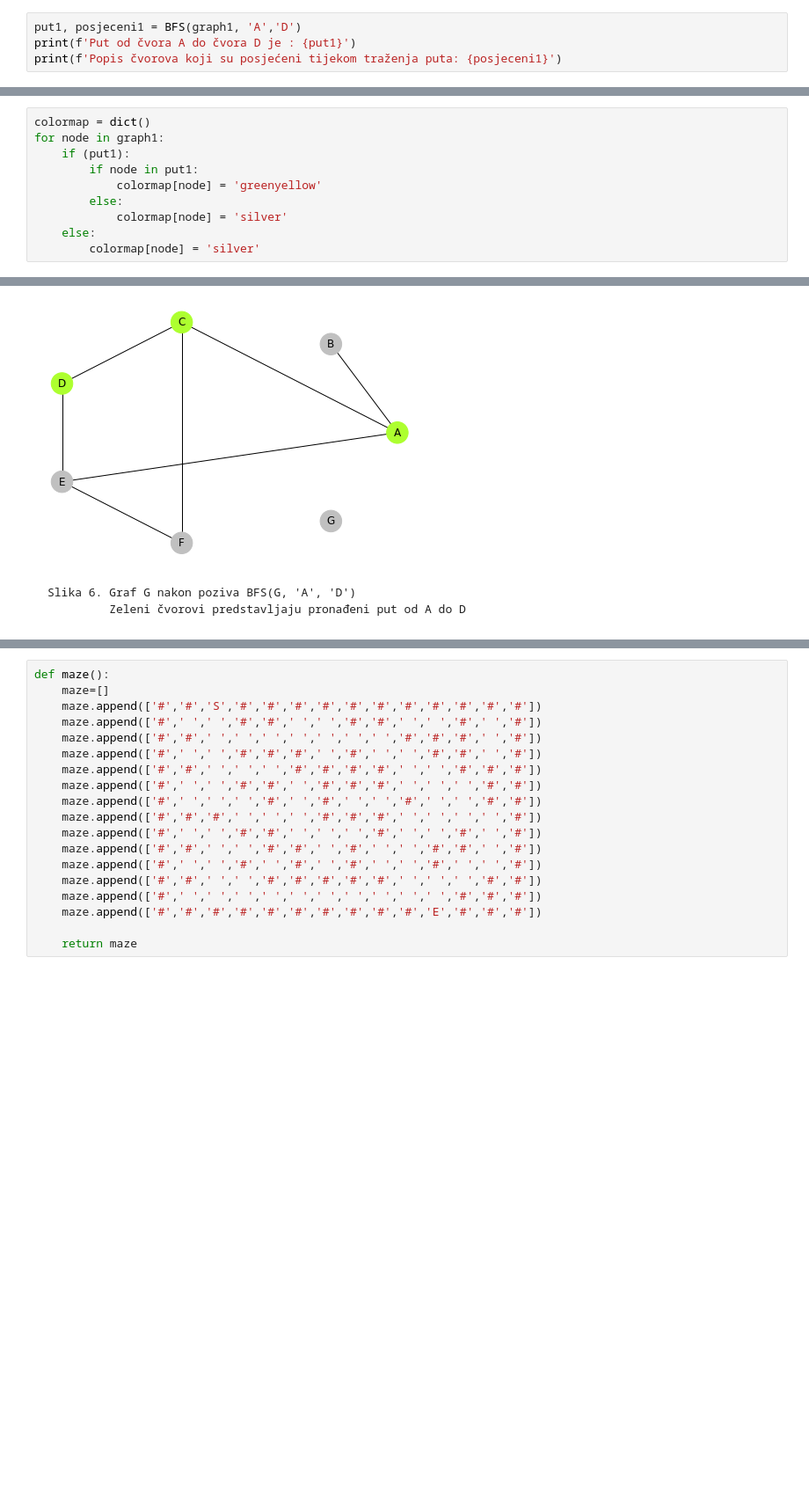
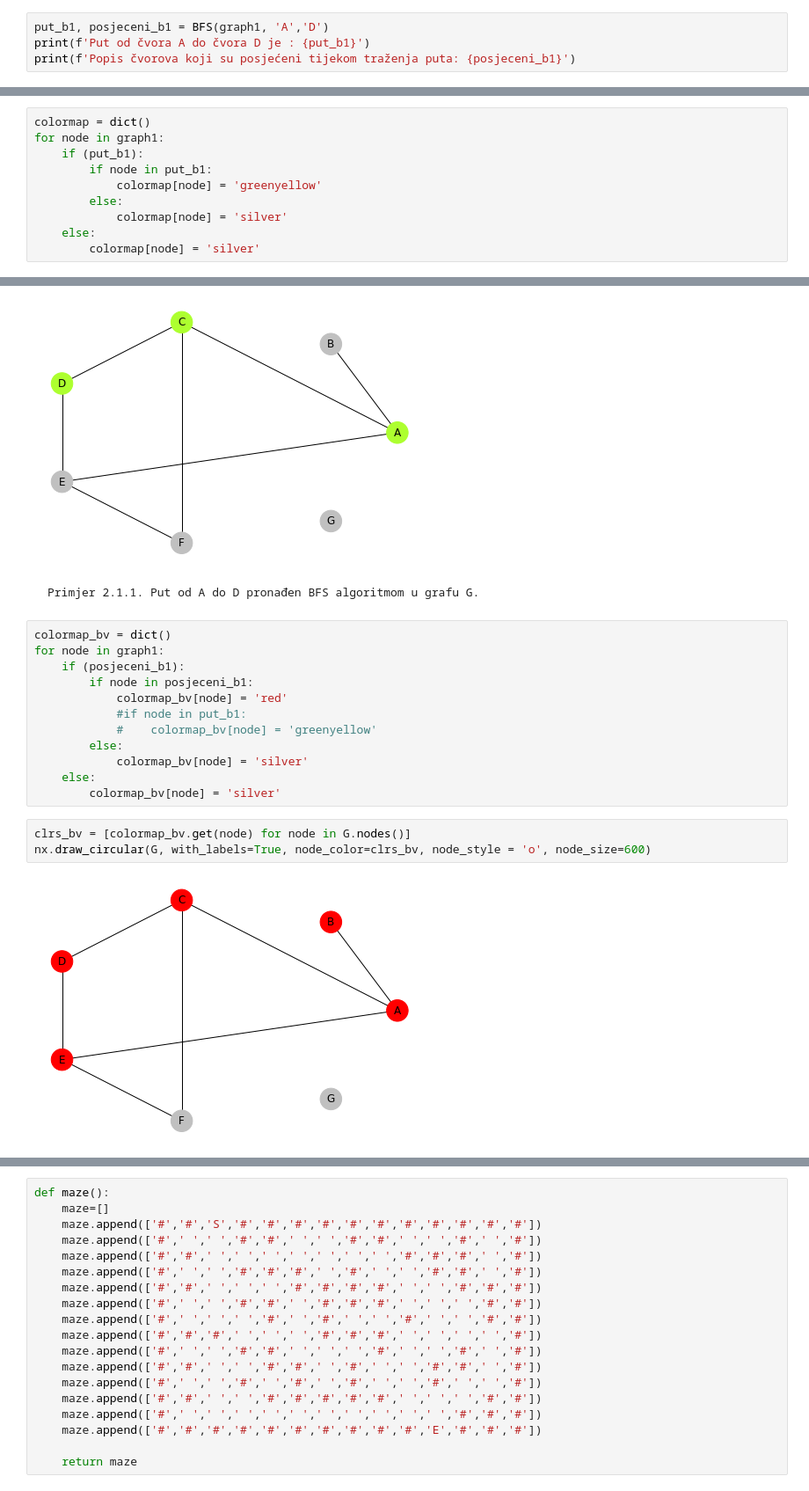
Before and after one commit to lornovak/MS-esej1, a Jupyter notebook: Esej 1..ipynb, the cells around one changed output, grey strips where cells are left out. Shown: that part at 88% size. Cells and saved outputs as stored; diff of their text form; blank space fills up the shorter version.

```diff
--- a/Esej 1..ipynb
+++ b/Esej 1..ipynb
@@ -210,7 +234,7 @@ plt.show()
 # %%
-put1, posjeceni1 = BFS(graph1, 'A','D')
-print(f'Put od čvora A do čvora D je : {put1}')
-print(f'Popis čvorova koji su posjećeni tijekom traženja puta: {posjeceni1}')
+put_b1, posjeceni_b1 = BFS(graph1, 'A','D')
+print(f'Put od čvora A do čvora D je : {put_b1}')
+print(f'Popis čvorova koji su posjećeni tijekom traženja puta: {posjeceni_b1}')
 # %% [output]
 Put od čvora A do čvora D je : ['A', 'C', 'D']
 Popis čvorova koji su posjećeni tijekom traženja puta: ['A', 'B', 'C', 'E', 'D']
@@ -219,8 +243,8 @@ Dodajemo čvorovima boje kako bi ih mogli drugačije obojati na grafu.
 # %%
 colormap = dict()
 for node in graph1:
-    if (put1):
-        if node in put1:
+    if (put_b1):
+        if node in put_b1:
             colormap[node] = 'greenyellow'
         else:
             colormap[node] = 'silver'
@@ -231,6 +255,22 @@ clrs = [colormap.get(node) for node in G.nodes()]
 nx.draw_circular(G, with_labels=True, node_color=clrs, node_style = 'O', node_size=600)
 # %% [output]
 [figure]
-# %% [markdown]
-    Slika 6. Graf G nakon poziva BFS(G, 'A', 'D')
-             Zeleni čvorovi predstavljaju pronađeni put od A do D
+# %% [markdown]
+    Primjer 2.1.1. Put od A do D pronađen BFS algoritmom u grafu G.
+# %%
+colormap_bv = dict()
+for node in graph1:
+    if (posjeceni_b1):
+        if node in posjeceni_b1:
+            colormap_bv[node] = 'red'
+            #if node in put_b1:
+            #    colormap_bv[node] = 'greenyellow'
+        else:
+            colormap_bv[node] = 'silver'
+    else:
+        colormap_bv[node] = 'silver'
+# %%
+clrs_bv = [colormap_bv.get(node) for node in G.nodes()]
+nx.draw_circular(G, with_labels=True, node_color=clrs_bv, node_style = 'o', node_size=600)
+# %% [output]
+[figure, added]
```
Also changed, not shown: parts of 57 cells of this notebook, 1 other file.
